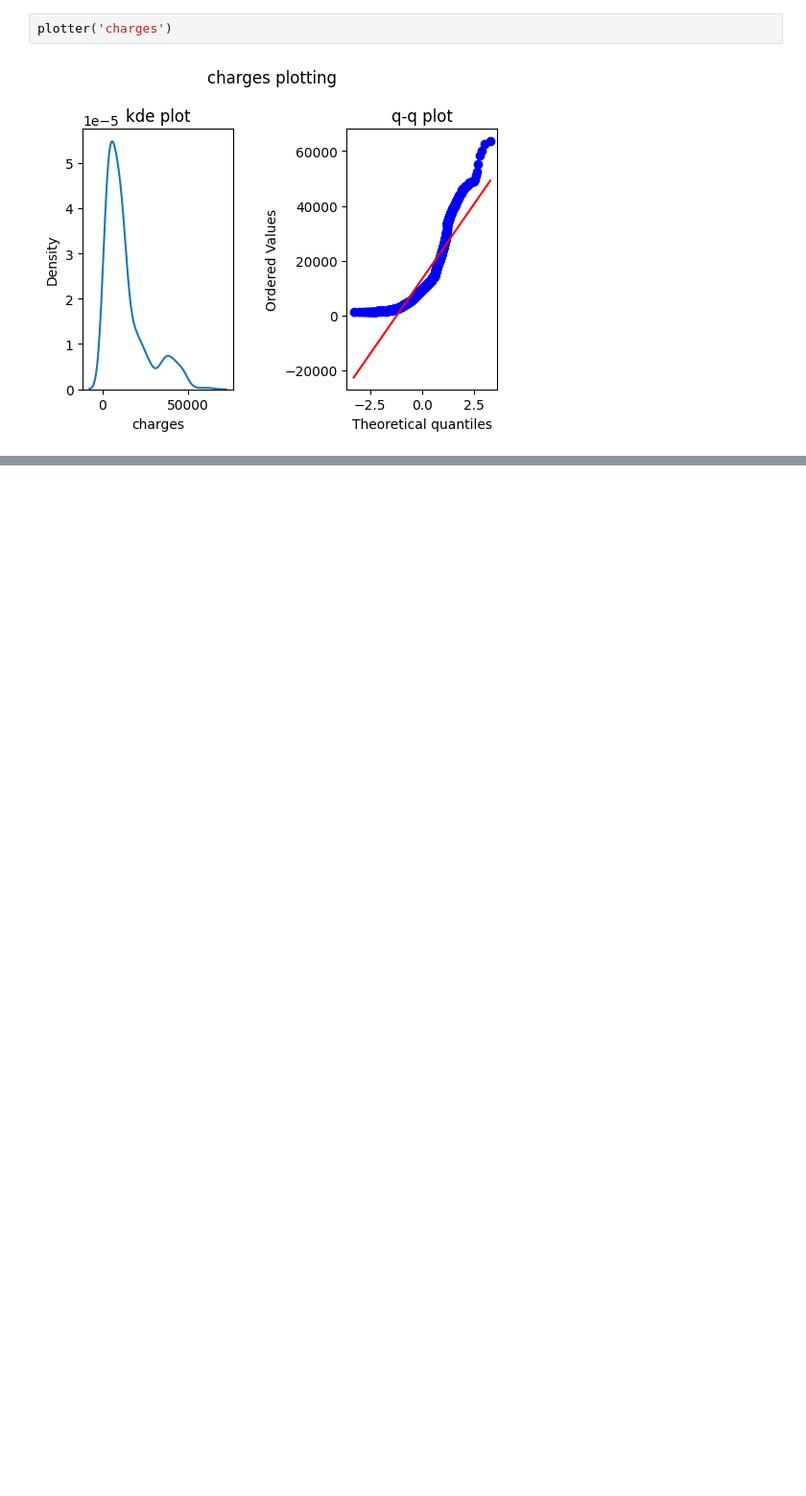
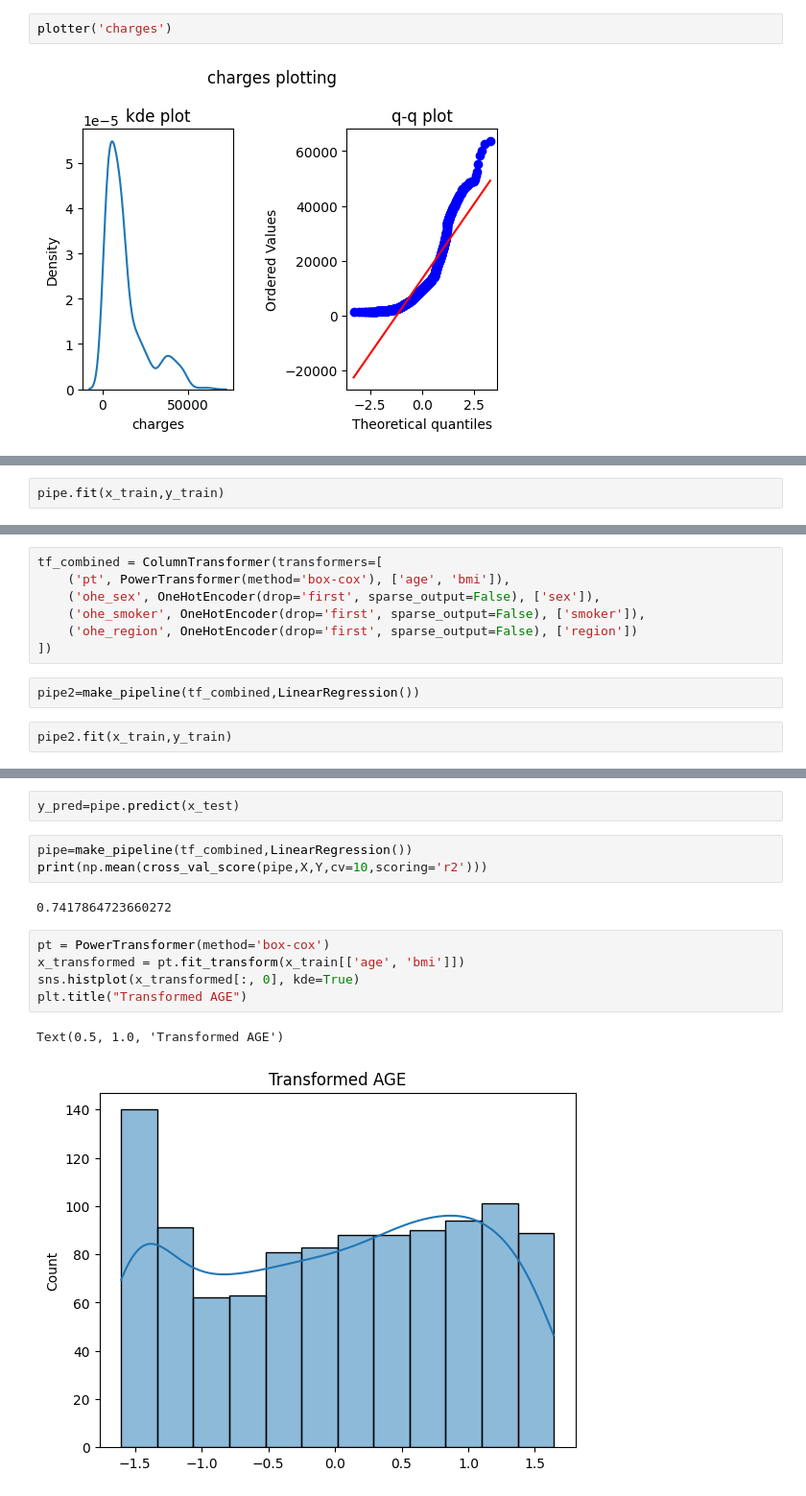
Before and after one commit to khanalasmit/machinelearning, a Jupyter notebook: powertranformer.ipynb, the cells around one changed output, grey strips where cells are left out. Shown at 96% size. Cells and saved outputs as stored; diff of their text form; blank space fills up the shorter version.

Commit message:
added the file for power transformer

```diff
--- a/powertranformer.ipynb
+++ b/powertranformer.ipynb
@@ -97,0 +110,2 @@ plotter('charges')
+# %%
+pipe.fit(x_train,y_train)
@@ -97,0 +143,11 @@ plotter('charges')
+# %%
+tf_combined = ColumnTransformer(transformers=[
+    ('pt', PowerTransformer(method='box-cox'), ['age', 'bmi']),
+    ('ohe_sex', OneHotEncoder(drop='first', sparse_output=False), ['sex']),
+    ('ohe_smoker', OneHotEncoder(drop='first', sparse_output=False), ['smoker']),
+    ('ohe_region', OneHotEncoder(drop='first', sparse_output=False), ['region'])
+])
+# %%
+pipe2=make_pipeline(tf_combined,LinearRegression())
+# %%
+pipe2.fit(x_train,y_train)
@@ -97,0 +172,15 @@ plotter('charges')
+# %%
+y_pred=pipe.predict(x_test)
+# %%
+pipe=make_pipeline(tf_combined,LinearRegression())
+print(np.mean(cross_val_score(pipe,X,Y,cv=10,scoring='r2')))
+# %% [output]
+0.7417864723660272
+# %%
+pt = PowerTransformer(method='box-cox')
+x_transformed = pt.fit_transform(x_train[['age', 'bmi']])
+sns.histplot(x_transformed[:, 0], kde=True)
+plt.title("Transformed AGE")
+# %% [output]
+Text(0.5, 1.0, 'Transformed AGE')
+[figure, added]
```
Also changed, not shown: parts of 15 cells of this notebook.
